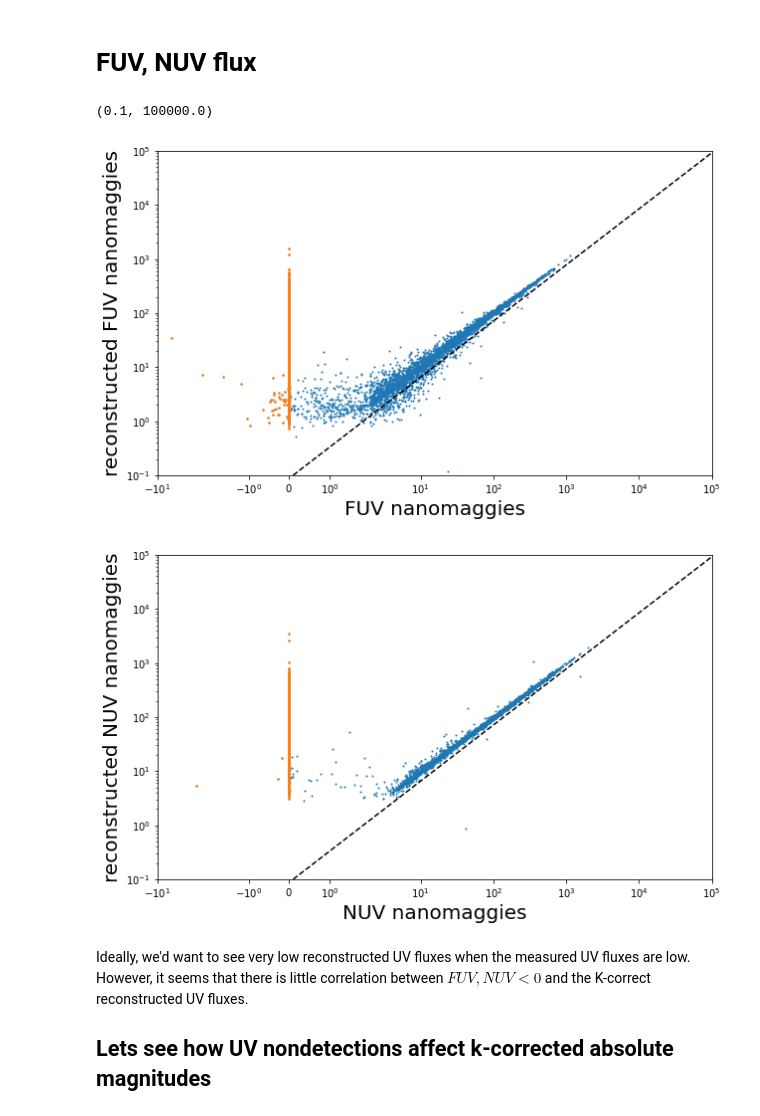
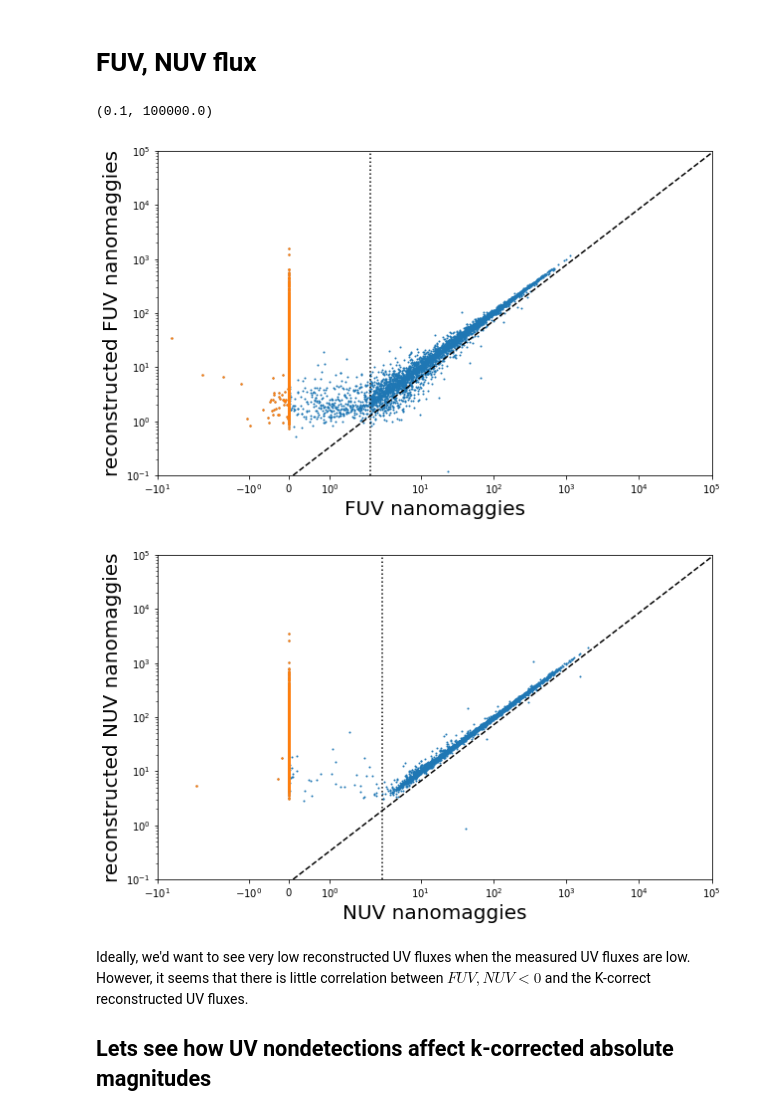
Before and after one commit to IQcollaboratory/galpopFM, a Jupyter notebook: nb/sdss_uv.ipynb, the cells around one changed output. Saved outputs shown, nothing was run; the diff lists cells and outputs as text; code cells hidden in the pictures.

```diff
--- a/nb/sdss_uv.ipynb
+++ b/nb/sdss_uv.ipynb
@@ -22,31 +22,33 @@ rnmgy_fuv, rnmgy_nuv = sdss.data['NSA_RNMGY'][:,0], sdss.data['NSA_RNMGY'][:,1]
 # %%
 fig = plt.figure(figsize=(10,6))
 sub = fig.add_subplot(111)
 sub.scatter(nmgy_fuv[abs_r < -20], rnmgy_fuv[abs_r < -20], c='C0', s=1)
 sub.scatter(nmgy_fuv[(abs_r < -20) & (nmgy_fuv <= 0)], rnmgy_fuv[(abs_r < -20) & (nmgy_fuv <= 0)], c='C1', s=2)
+sub.axvline(2., color='k', linestyle=':')
 sub.plot([1e-1, 1e6], [1e-1, 1e6], c='k', ls='--')
 sub.set_xlabel('FUV nanomaggies', fontsize=20)
 sub.set_xscale('symlog')
 sub.set_xlim(-1e1, 1e5)
 sub.set_ylabel('reconstructed FUV nanomaggies', fontsize=20)
 sub.set_yscale('log')
 sub.set_ylim(1e-1, 1e5)
 
 fig = plt.figure(figsize=(10,6))
 sub = fig.add_subplot(111)
 sub.scatter(nmgy_nuv[abs_r < -20], rnmgy_nuv[abs_r < -20], c='C0', s=1)
 sub.scatter(nmgy_nuv[(abs_r < -20) & (nmgy_nuv <= 0)], rnmgy_nuv[(abs_r < -20) & (nmgy_nuv <= 0)], c='C1', s=2)
+sub.axvline(3, color='k', linestyle=':')
 sub.plot([1e-1, 1e6], [1e-1, 1e6], c='k', ls='--')
 sub.set_xlabel('NUV nanomaggies', fontsize=20)
 sub.set_xscale('symlog')
 sub.set_xlim(-1e1, 1e5)
 sub.set_ylabel('reconstructed NUV nanomaggies', fontsize=20)
 sub.set_yscale('log')
 sub.set_ylim(1e-1, 1e5)
 # %% [output]
 (0.1, 100000.0)
-[figure, old version]
+[figure, new version]
-[figure, old version]
+[figure, new version]
 # %% [markdown]
 Ideally, we'd want to see very low reconstructed UV fluxes when the measured UV fluxes are low. However, it seems that there is little correlation between $FUV, NUV < 0$ and the K-correct reconstructed UV fluxes.
 
```
Also changed, not shown: parts of 7 cells of this notebook.
